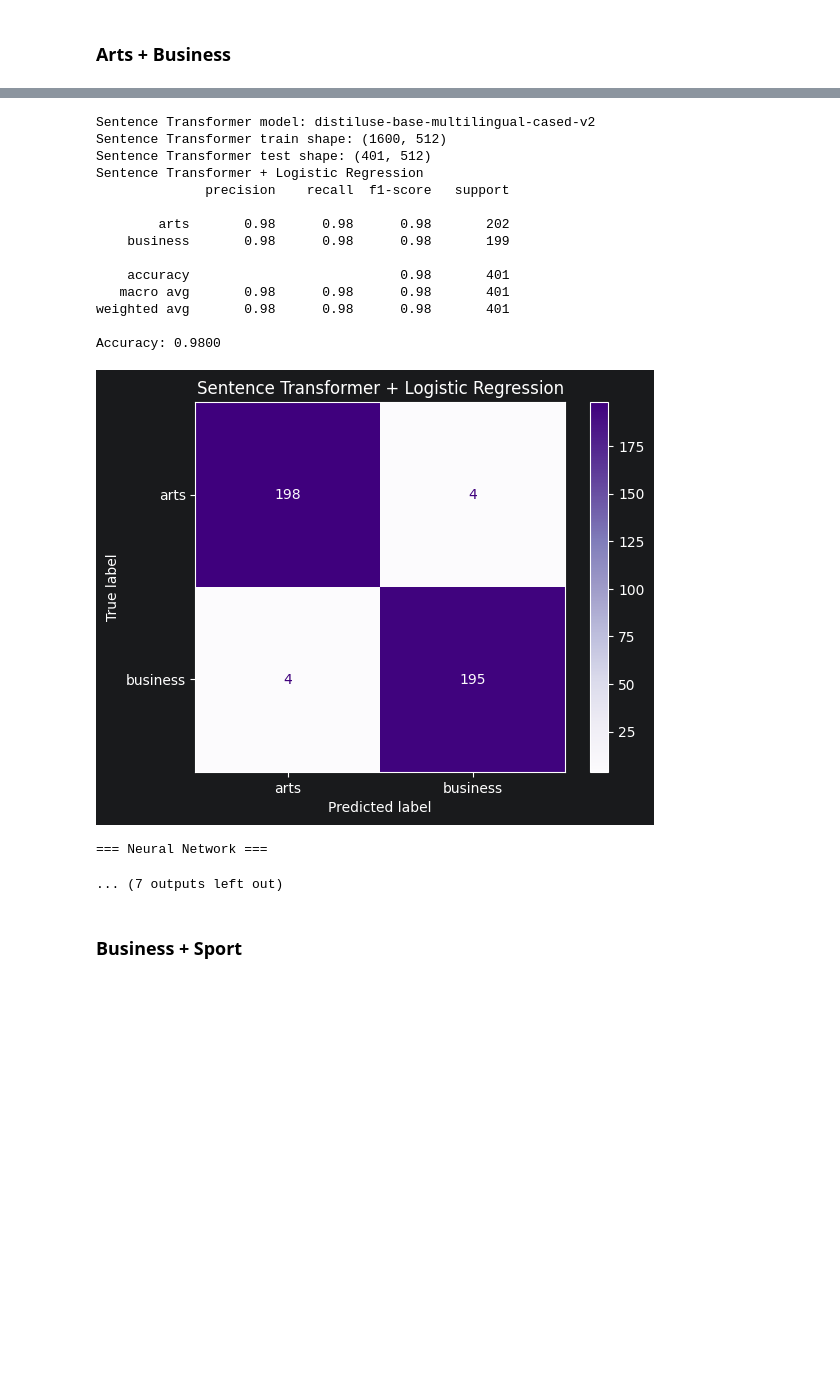
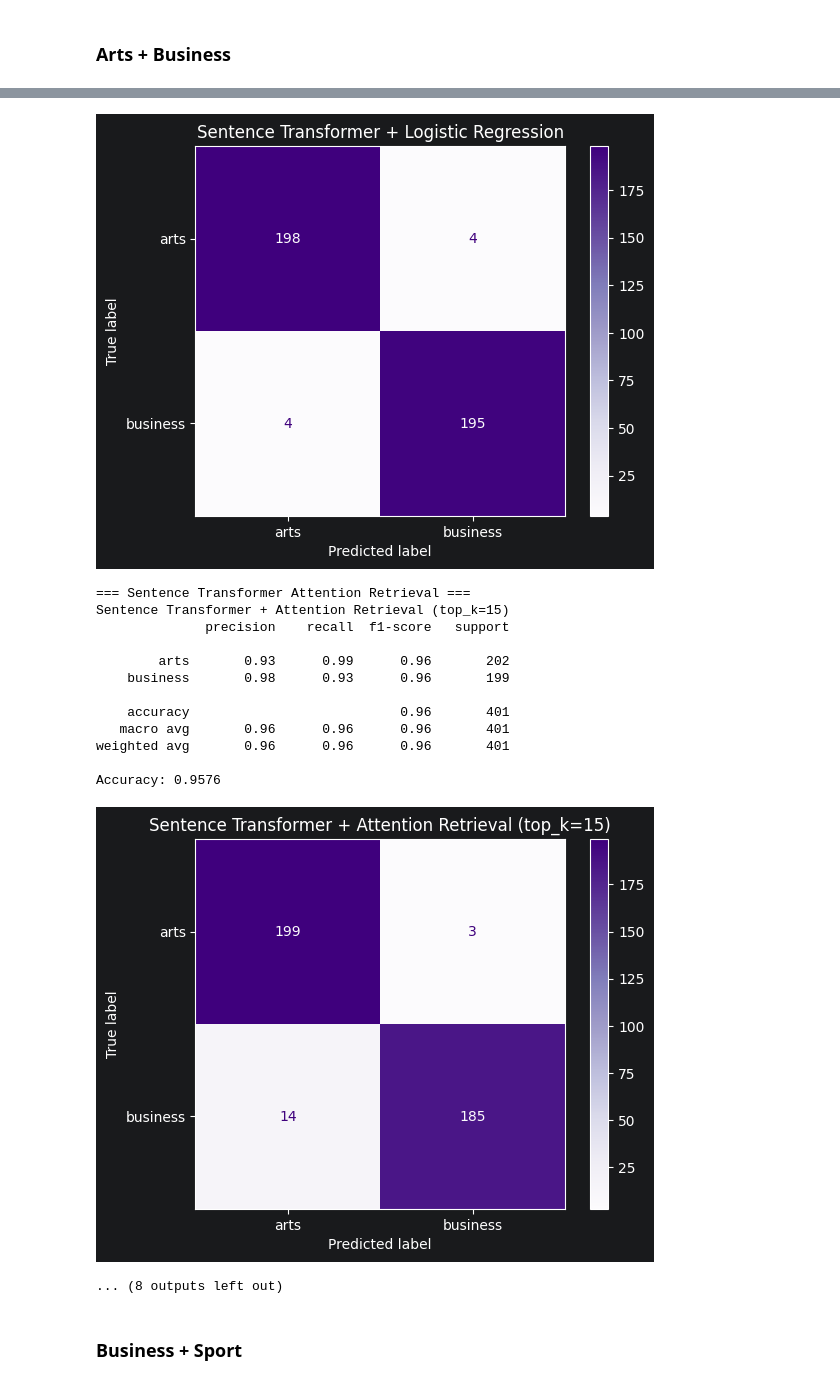
Before and after one commit to mckanziek/bbc-news-categorization, a Jupyter notebook: bbc_categorization.ipynb, the cells around one changed output, grey strips where cells are left out. Drawn from its saved outputs; the diff is of its cells as text; code cells hidden in the pictures; blank space fills up the shorter version.

```diff
--- a/bbc_categorization.ipynb
+++ b/bbc_categorization.ipynb
@@ -534,6 +578,7 @@ def run_pipeline(
     run_logistic_model=True,
     run_word2vec_model=False,
     run_sentence_transformer_model=False,
+    run_sentence_transformer_attention_model=False,
     run_neural_model=False,
     show_dataset_summary=True,
     show_top_tokens=False,
@@ -544,11 +589,13 @@ def run_pipeline(
     tfidf_kwargs=None,
     word2vec_kwargs=None,
     sentence_transformer_kwargs=None,
+    sentence_transformer_attention_kwargs=None,
     nn_kwargs=None,
 ):
     tfidf_kwargs = tfidf_kwargs or {}
     word2vec_kwargs = word2vec_kwargs or {}
     sentence_transformer_kwargs = sentence_transformer_kwargs or {}
+    sentence_transformer_attention_kwargs = sentence_transformer_attention_kwargs or {}
     nn_kwargs = nn_kwargs or {}
 
     articles = load_dataset(sources)
@@ -609,17 +656,32 @@ def run_pipeline(
         results["word2vec_model"] = word2vec_model
         results["word2vec_predictions"] = word2vec_predictions
 
-    if run_sentence_transformer_model:
+    sentence_transformer_data = None
+    if run_sentence_transformer_model or run_sentence_transformer_attention_model:
         print("\n=== Sentence Transformer ===")
         sentence_transformer_data = prepare_sentence_transformer_features(
             train_articles,
             test_articles,
             **sentence_transformer_kwargs,
         )
+        results["sentence_transformer_data"] = sentence_transformer_data
+
+    if run_sentence_transformer_model:
+        if sentence_transformer_data is None:
+            raise RuntimeError("Sentence Transformer data is unavailable.")
         sentence_transformer_model, sentence_transformer_predictions = run_sentence_transformer_classifier(sentence_transformer_data)
-        results["sentence_transformer_data"] = sentence_transformer_data
         results["sentence_transformer_model"] = sentence_transformer_model
         results["sentence_transformer_predictions"] = sentence_transformer_predictions
+
+    if run_sentence_transformer_attention_model:
+        if sentence_transformer_data is None:
+            raise RuntimeError("Sentence Transformer data is unavailable.")
+        print("\n=== Sentence Transformer Attention Retrieval ===")
+        sentence_transformer_attention_predictions = run_sentence_transformer_attention_classifier(
+            sentence_transformer_data,
+            **sentence_transformer_attention_kwargs,
+        )
+        results["sentence_transformer_attention_predictions"] = sentence_transformer_attention_predictions
 
     if run_neural_model:
         print("\n=== Neural Network ===")
@@ -645,6 +707,7 @@ pipeline_arts_business = run_pipeline(
     run_word2vec_model=True,
     run_neural_model=True,
     run_sentence_transformer_model=True,
+    run_sentence_transformer_attention_model=True,
     show_top_tokens=False,
 )
 # %% [output]
@@ -705,20 +780,18 @@ To support symlinks on Windows, you either need to activate Developer Mode or to
+[figure]
-Sentence Transformer model: distiluse-base-multilingual-cased-v2
-Sentence Transformer train shape: (1600, 512)
-Sentence Transformer test shape: (401, 512)
-Sentence Transformer + Logistic Regression
+=== Sentence Transformer Attention Retrieval ===
+Sentence Transformer + Attention Retrieval (top_k=15)
               precision    recall  f1-score   support
 
-        arts       0.98      0.98      0.98       202
-    business       0.98      0.98      0.98       199
+        arts       0.93      0.99      0.96       202
+    business       0.98      0.93      0.96       199
 
-    accuracy                           0.98       401
-   macro avg       0.98      0.98      0.98       401
-weighted avg       0.98      0.98      0.98       401
+    accuracy                           0.96       401
+   macro avg       0.96      0.96      0.96       401
+weighted avg       0.96      0.96      0.96       401
 
-Accuracy: 0.9800
+Accuracy: 0.9576
-[figure]
+[figure, added]
-=== Neural Network ===
+... (8 outputs left out)
-... (7 outputs left out)
 # %% [markdown]
 ### Business + Sport
 # %%
```
Also changed, not shown: parts of 5 cells of this notebook.
